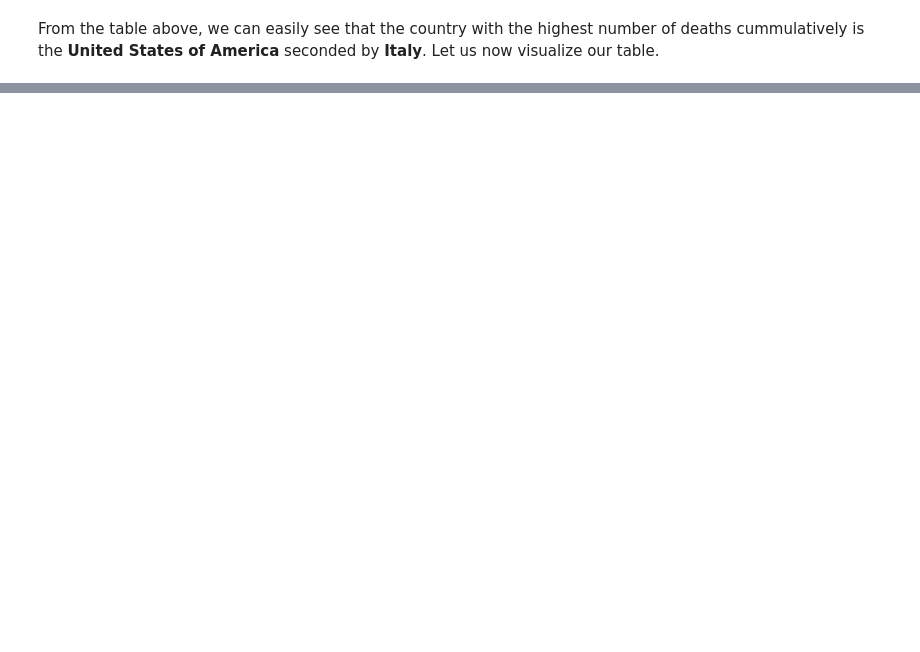
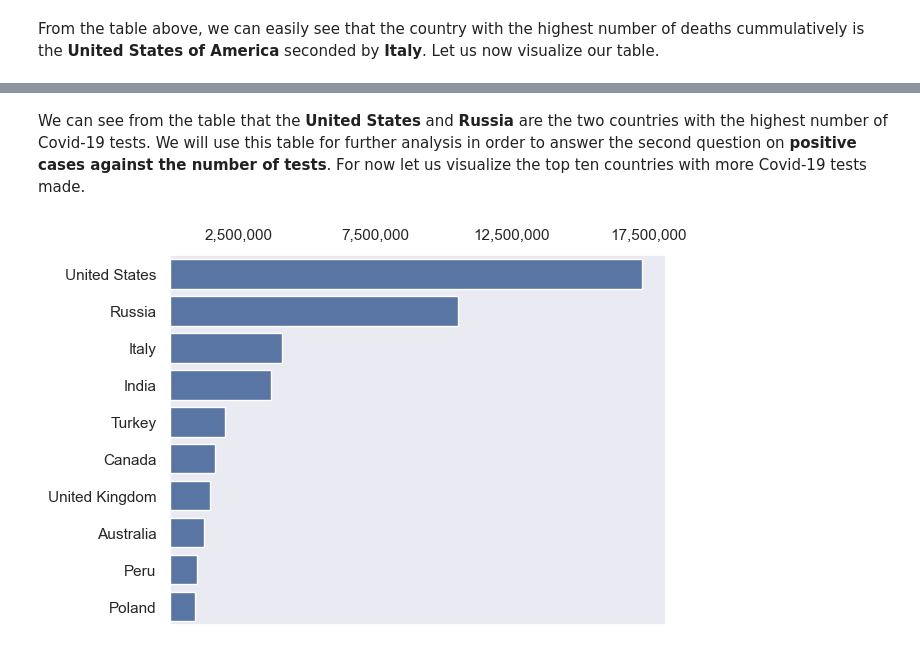
Before and after one commit to mcbrownmwale/Covid_19, a Jupyter notebook: Covid-19.ipynb, the cells around one changed output, grey strips where cells are left out. Drawn from its saved outputs; the diff is of its cells as text; code cells hidden in the pictures; blank space fills up the shorter version.

```diff
--- a/Covid-19.ipynb
+++ b/Covid-19.ipynb
@@ -196,0 +250,7 @@ plt.show()
+# %%
+# Determine the top ten tested cases
+covid_all_states_daily_sum = covid_all_states_daily.groupby('country_region')[['active', 'hospitalized_curr', 'daily_tested', 'daily_positive']].sum()
+covid_all_states_daily_sum.rename(columns={'daily_tested':'tested', 'daily_positive':'positive', 'hospitalized_curr':'hospitalized'}, inplace = True)
+covid_all_states_daily_sum_sorted = covid_all_states_daily_sum.sort_values(by = 'tested', ascending = False)
+covid_top_ten = covid_all_states_daily_sum_sorted.head(10)
+print(covid_top_ten)
@@ -196,0 +270,14 @@ plt.show()
+# %% [markdown]
+We can see from the table that the **United States** and **Russia** are the two countries with the highest number of Covid-19 tests. We will use this table for further analysis in order to answer the second question on **positive cases against the number of tests**. For now let us visualize the top ten countries with more Covid-19 tests made.
+# %%
+# Visualization
+sns.barplot(data=covid_top_ten, orient = 'h', x='tested', y=covid_top_ten.index)
+plt.grid(False)
+plt.ticklabel_format(axis = 'x', style = 'plain')
+plt.xticks([2500000, 7500000, 12500000, 17500000], ['2,500,000', '7,500,000', '12,500,000', '17,500,000'])
+plt.tick_params(labeltop = True, labelbottom = False)
+plt.ylabel('')
+plt.xlabel('')
+plt.show()
+# %% [output]
+[figure, added]
```
Also changed, not shown: parts of 29 cells of this notebook.
